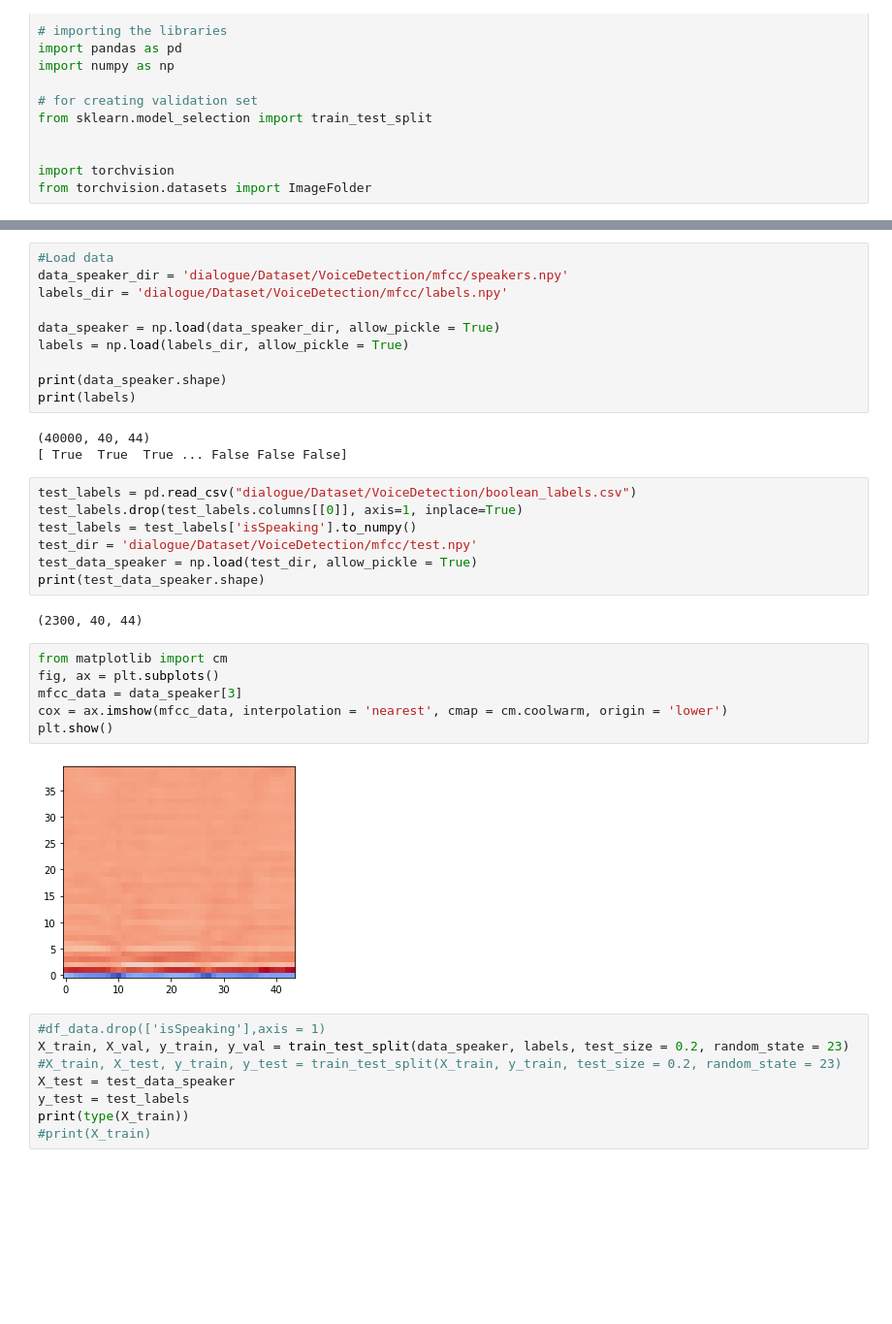
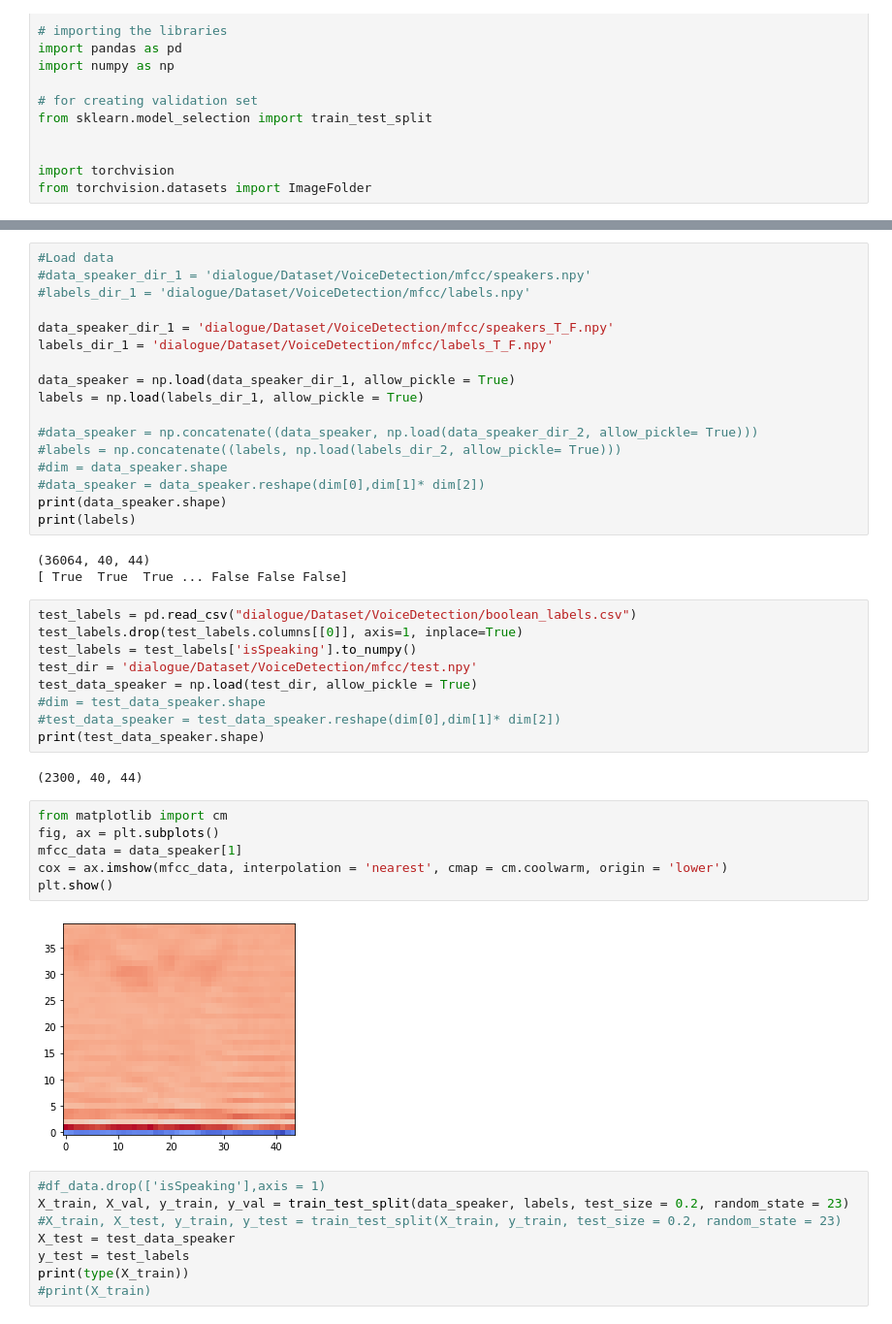
Before and after one commit to ambervb/dialogue-proj, a Jupyter notebook: CNN/Same_voice/CNN_Voice_YesNo_v4.ipynb, the cells around one changed output, grey strips where cells are left out. Shown at 97% size. Cells and saved outputs as stored; diff of their text form; blank space fills up the shorter version.

```diff
--- a/CNN/Same_voice/CNN_Voice_YesNo_v4.ipynb
+++ b/CNN/Same_voice/CNN_Voice_YesNo_v4.ipynb
@@ -49,16 +49,23 @@ Wed Dec 15 16:14:49 2021
 +-----------------------------------------------------------------------------+
 # %%
 #Load data
-data_speaker_dir = 'dialogue/Dataset/VoiceDetection/mfcc/speakers.npy'
-labels_dir = 'dialogue/Dataset/VoiceDetection/mfcc/labels.npy'
+#data_speaker_dir_1 = 'dialogue/Dataset/VoiceDetection/mfcc/speakers.npy'
+#labels_dir_1 = 'dialogue/Dataset/VoiceDetection/mfcc/labels.npy'
 
-data_speaker = np.load(data_speaker_dir, allow_pickle = True)
-labels = np.load(labels_dir, allow_pickle = True)
+data_speaker_dir_1 = 'dialogue/Dataset/VoiceDetection/mfcc/speakers_T_F.npy'
+labels_dir_1 = 'dialogue/Dataset/VoiceDetection/mfcc/labels_T_F.npy'
 
+data_speaker = np.load(data_speaker_dir_1, allow_pickle = True)
+labels = np.load(labels_dir_1, allow_pickle = True)
+
+#data_speaker = np.concatenate((data_speaker, np.load(data_speaker_dir_2, allow_pickle= True)))
+#labels = np.concatenate((labels, np.load(labels_dir_2, allow_pickle= True)))
+#dim = data_speaker.shape
+#data_speaker = data_speaker.reshape(dim[0],dim[1]* dim[2])
 print(data_speaker.shape)
 print(labels)
 # %% [output]
-(40000, 40, 44)
+(36064, 40, 44)
 [ True  True  True ... False False False]
 # %%
 test_labels = pd.read_csv("dialogue/Dataset/VoiceDetection/boolean_labels.csv")
@@ -66,17 +73,19 @@ test_labels.drop(test_labels.columns[[0]], axis=1, inplace=True)
 test_labels = test_labels['isSpeaking'].to_numpy()
 test_dir = 'dialogue/Dataset/VoiceDetection/mfcc/test.npy'
 test_data_speaker = np.load(test_dir, allow_pickle = True)
+#dim = test_data_speaker.shape
+#test_data_speaker = test_data_speaker.reshape(dim[0],dim[1]* dim[2])
 print(test_data_speaker.shape)
 # %% [output]
 (2300, 40, 44)
 # %%
 from matplotlib import cm
 fig, ax = plt.subplots()
-mfcc_data = data_speaker[3]
+mfcc_data = data_speaker[1]
 cox = ax.imshow(mfcc_data, interpolation = 'nearest', cmap = cm.coolwarm, origin = 'lower')
 plt.show()
 # %% [output]
-[figure, old version]
+[figure, new version]
 # %%
 #df_data.drop(['isSpeaking'],axis = 1)
 X_train, X_val, y_train, y_val = train_test_split(data_speaker, labels, test_size = 0.2, random_state = 23)
```
Also changed, not shown: parts of 11 cells of this notebook.
